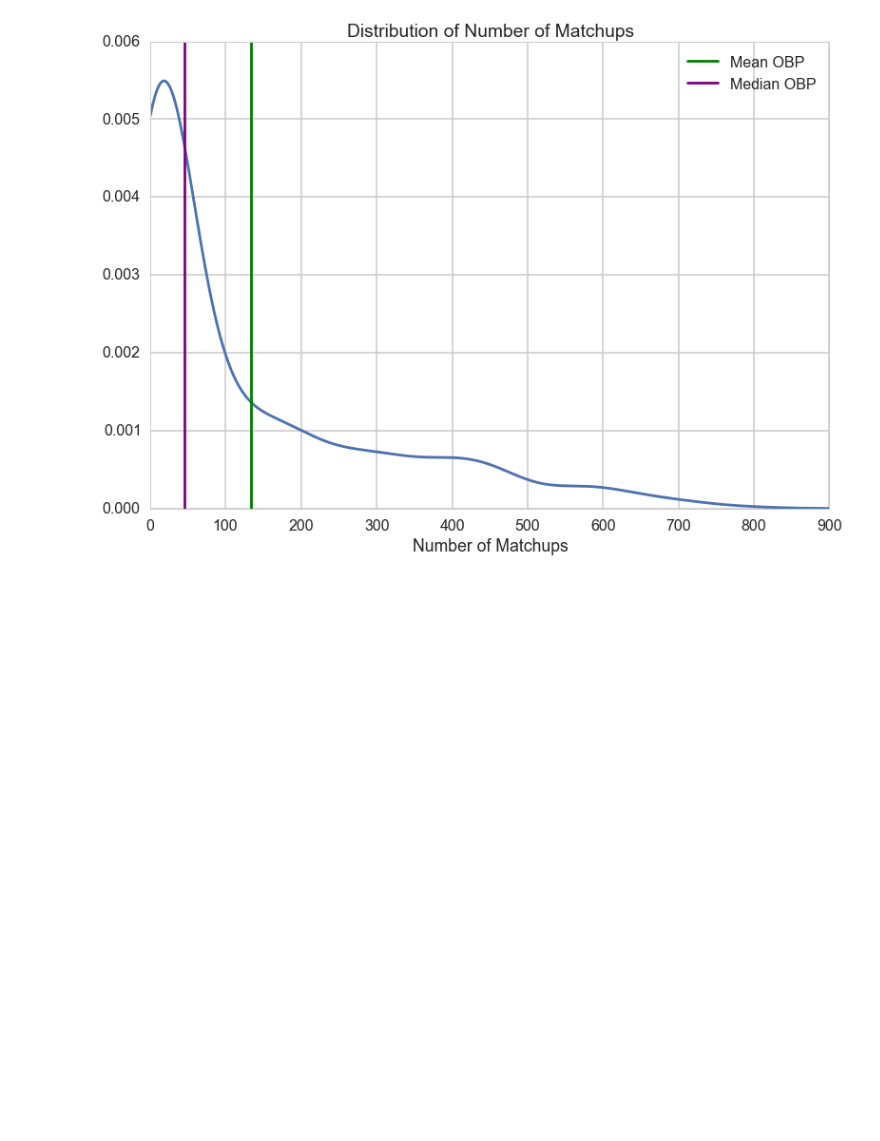
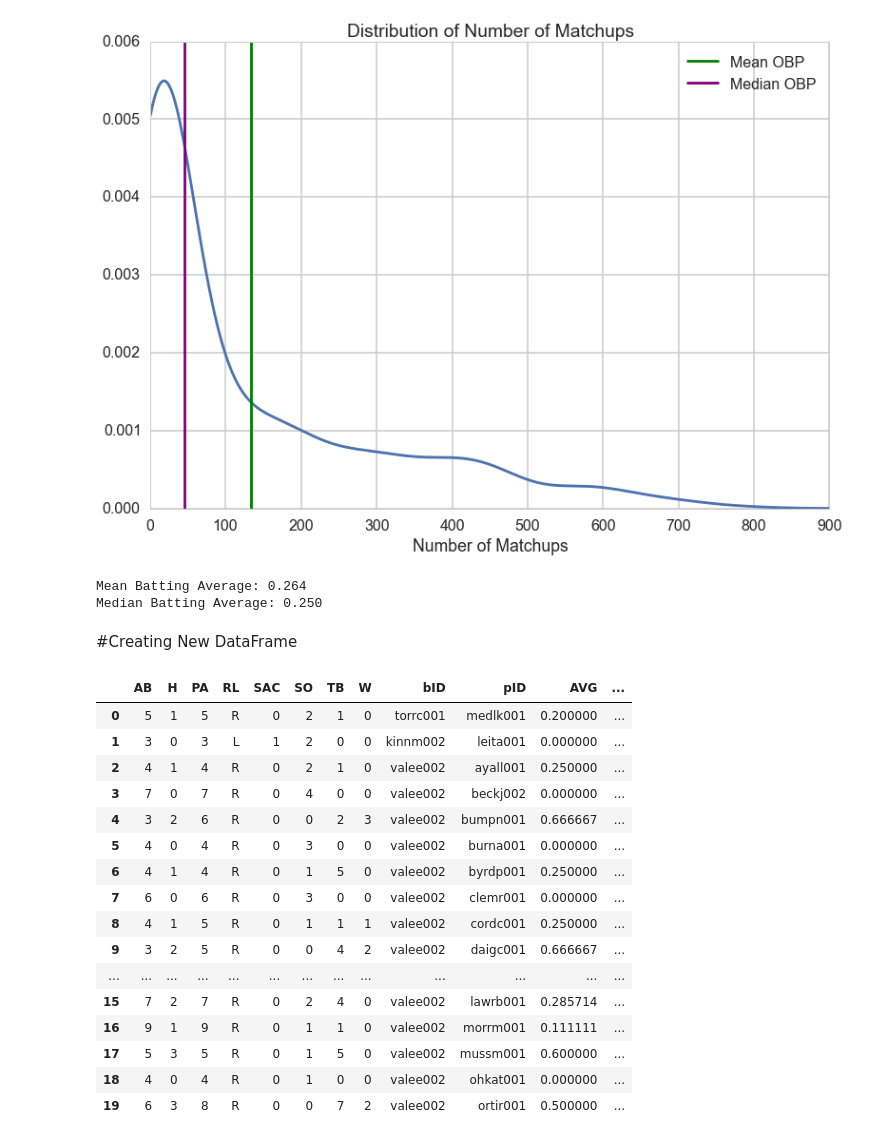
Before and after one commit to bacook17/CS109_baseball, a Jupyter notebook: additional_eda.ipynb, the cells around one changed output. Drawn from its saved outputs; the diff is of its cells as text; code cells hidden in the pictures; blank space fills up the shorter version.

Commit message:
New Temp matchup DF added

```diff
--- a/additional_eda.ipynb
+++ b/additional_eda.ipynb
@@ -112,3 +116,16 @@ plt.legend()
 # %% [output]
 <matplotlib.legend.Legend at 0x...>
 [figure]
+# %%
+#Do distributions for each batter-pitcher matchup as well
+matchup_df['AVG'] = matchup_df['H']/matchup_df['AB']
+matchup_df['OBP'] = (matchup_df['H'] + matchup_df['W'])/matchup_df['PA']
+# %%
+#Finding the mean and median overall batting average for all matchups
+m_mean_avg = matchup_df['AVG'].mean()
+m_med_avg = matchup_df['AVG'].median()
+print "Mean Batting Average: %0.3f" % m_mean_avg
+print "Median Batting Average: %0.3f" % m_med_avg
+# %% [output]
+Mean Batting Average: 0.264
+Median Batting Average: 0.250
@@ -114,0 +141,36 @@ plt.legend()
+# %% [markdown]
+#Creating New DataFrame
+# %%
+#Here I just saved the series of overall averages and OBP for the batters
+#This will have to be re-done once we narrow the dataframe down a bit
+overall_batter_avg = batter_sums['AVG']
+overall_batter_obp = batter_sums['OBP']
+# %%
+#dataframe of just the overall batting average for each batter
+df = pd.DataFrame(overall_batter_avg).reset_index()
+df.rename(columns={'AVG': 'ov_AVG'}, inplace=True)
+#dataframe of just the overall OBP for each batter
+df2 = pd.DataFrame(overall_batter_obp).reset_index()
+df2.rename(columns={'OBP': 'ov_OBP'}, inplace=True)
+# %%
+tempdf = matchup_df.merge(df, how="left")
+new_matchup_df = tempdf.merge(df2, how="left")
+new_matchup_df.head(20)
+# %% [output]
+|  | AB | H | PA | RL | SAC | SO | TB | W | bID | pID | AVG | ... |
+| 0 | 5 | 1 | 5 | R | 0 | 2 | 1 | 0 | torrc001 | medlk001 | 0.200000 | ... |
+| 1 | 3 | 0 | 3 | L | 1 | 2 | 0 | 0 | kinnm002 | leita001 | 0.000000 | ... |
+| 2 | 4 | 1 | 4 | R | 0 | 2 | 1 | 0 | valee002 | ayall001 | 0.250000 | ... |
+| 3 | 7 | 0 | 7 | R | 0 | 4 | 0 | 0 | valee002 | beckj002 | 0.000000 | ... |
+| 4 | 3 | 2 | 6 | R | 0 | 0 | 2 | 3 | valee002 | bumpn001 | 0.666667 | ... |
+| 5 | 4 | 0 | 4 | R | 0 | 3 | 0 | 0 | valee002 | burna001 | 0.000000 | ... |
+| 6 | 4 | 1 | 4 | R | 0 | 1 | 5 | 0 | valee002 | byrdp001 | 0.250000 | ... |
+| 7 | 6 | 0 | 6 | R | 0 | 3 | 0 | 0 | valee002 | clemr001 | 0.000000 | ... |
+| 8 | 4 | 1 | 5 | R | 0 | 1 | 1 | 1 | valee002 | cordc001 | 0.250000 | ... |
+| 9 | 3 | 2 | 5 | R | 0 | 0 | 4 | 2 | valee002 | daigc001 | 0.666667 | ... |
+| ... | ... | ... | ... | ... | ... | ... | ... | ... | ... | ... | ... | ... |
+| 15 | 7 | 2 | 7 | R | 0 | 2 | 4 | 0 | valee002 | lawrb001 | 0.285714 | ... |
+| 16 | 9 | 1 | 9 | R | 0 | 1 | 1 | 0 | valee002 | morrm001 | 0.111111 | ... |
+| 17 | 5 | 3 | 5 | R | 0 | 1 | 5 | 0 | valee002 | mussm001 | 0.600000 | ... |
+| 18 | 4 | 0 | 4 | R | 0 | 1 | 0 | 0 | valee002 | ohkat001 | 0.000000 | ... |
+| 19 | 6 | 3 | 8 | R | 0 | 0 | 7 | 2 | valee002 | ortir001 | 0.500000 | ... |
```
Also changed, not shown: parts of 5 cells of this notebook, 1 other file.
